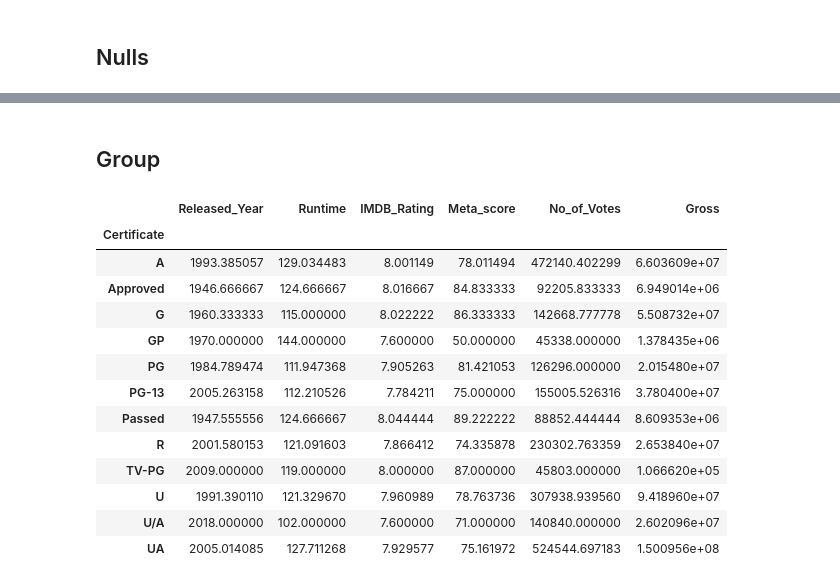
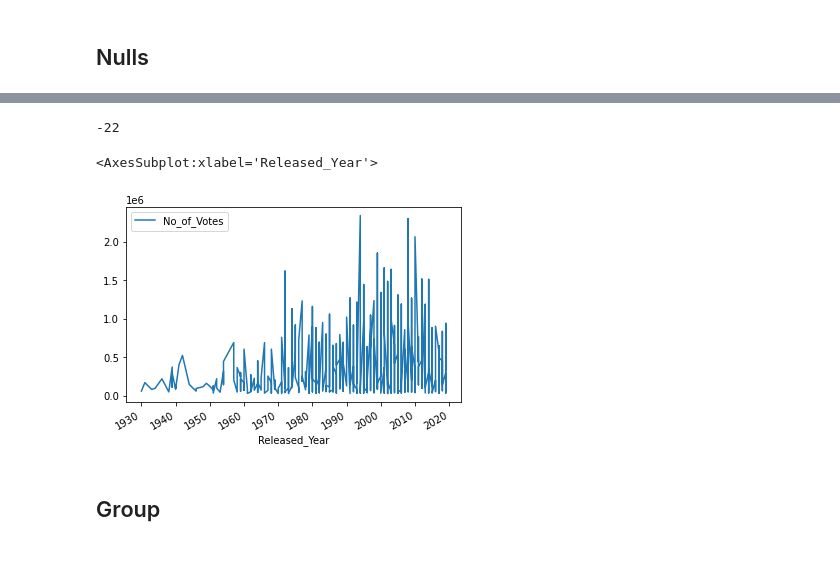
Before and after one commit to Gauss-PWr/DIY, a Jupyter notebook: III. Pandas/Pandas.ipynb, the cells around one changed output, grey strips where cells are left out. Cells and saved outputs as stored; diff of their text form; code cells hidden in the pictures; blank space fills up the shorter version.

```diff
--- a/III. Pandas/Pandas.ipynb
+++ b/III. Pandas/Pandas.ipynb
@@ -306,9 +28,0 @@ df['Runtime'] = df.Runtime.apply(lambda x: int(x.replace(' min', '')))
-# %%
-def nangross(x):
-
-    try:
-        return int(x.replace(',', ''))
-    except AttributeError:
-        return np.nan
-
-df['Gross'] = df.Gross.apply(nangross)
@@ -404,2 +34,0 @@ Name: Gross, Length: 169, dtype: float64
-# %%
-df.dropna(inplace=True)
@@ -448,5 +34,0 @@ dtype: object
-# %%
-df['Gross'] = df.Gross.astype(int)
-df['Released_Year'] = df.Released_Year.astype(int)
-df['Meta_score'] = df.Meta_score.astype(int)
-df['No_of_Votes'] = df.No_of_Votes.astype(int)
@@ -473,19 +109,13 @@ dtype: object
+# %%
+diffs[1].n
+# %% [output]
+-22
+# %%
+df.Released_Year = pd.to_datetime(df.Released_Year, format='%Y')
+# %%
+df.plot(x='Released_Year', y='No_of_Votes')
+# %% [output]
+<AxesSubplot:xlabel='Released_Year'>
+[figure, added]
 # %% [markdown]
 ## Group
-# %%
-df.groupby('Certificate').mean()
-# %% [output]
-|  | Released_Year | Runtime | IMDB_Rating | Meta_score | No_of_Votes | Gross |
-| Certificate |  |  |  |  |  |  |
-| A | 1993.385057 | 129.034483 | 8.001149 | 78.011494 | 472140.402299 | 6.603609e+07 |
-| Approved | 1946.666667 | 124.666667 | 8.016667 | 84.833333 | 92205.833333 | 6.949014e+06 |
-| G | 1960.333333 | 115.000000 | 8.022222 | 86.333333 | 142668.777778 | 5.508732e+07 |
-| GP | 1970.000000 | 144.000000 | 7.600000 | 50.000000 | 45338.000000 | 1.378435e+06 |
-| PG | 1984.789474 | 111.947368 | 7.905263 | 81.421053 | 126296.000000 | 2.015480e+07 |
-| PG-13 | 2005.263158 | 112.210526 | 7.784211 | 75.000000 | 155005.526316 | 3.780400e+07 |
-| Passed | 1947.555556 | 124.666667 | 8.044444 | 89.222222 | 88852.444444 | 8.609353e+06 |
-| R | 2001.580153 | 121.091603 | 7.866412 | 74.335878 | 230302.763359 | 2.653840e+07 |
-| TV-PG | 2009.000000 | 119.000000 | 8.000000 | 87.000000 | 45803.000000 | 1.066620e+05 |
-| U | 1991.390110 | 121.329670 | 7.960989 | 78.763736 | 307938.939560 | 9.418960e+07 |
-| U/A | 2018.000000 | 102.000000 | 7.600000 | 71.000000 | 140840.000000 | 2.602096e+07 |
-| UA | 2005.014085 | 127.711268 | 7.929577 | 75.161972 | 524544.697183 | 1.500956e+08 |
```
Also changed, not shown: parts of 54 cells of this notebook, 7 other files.
